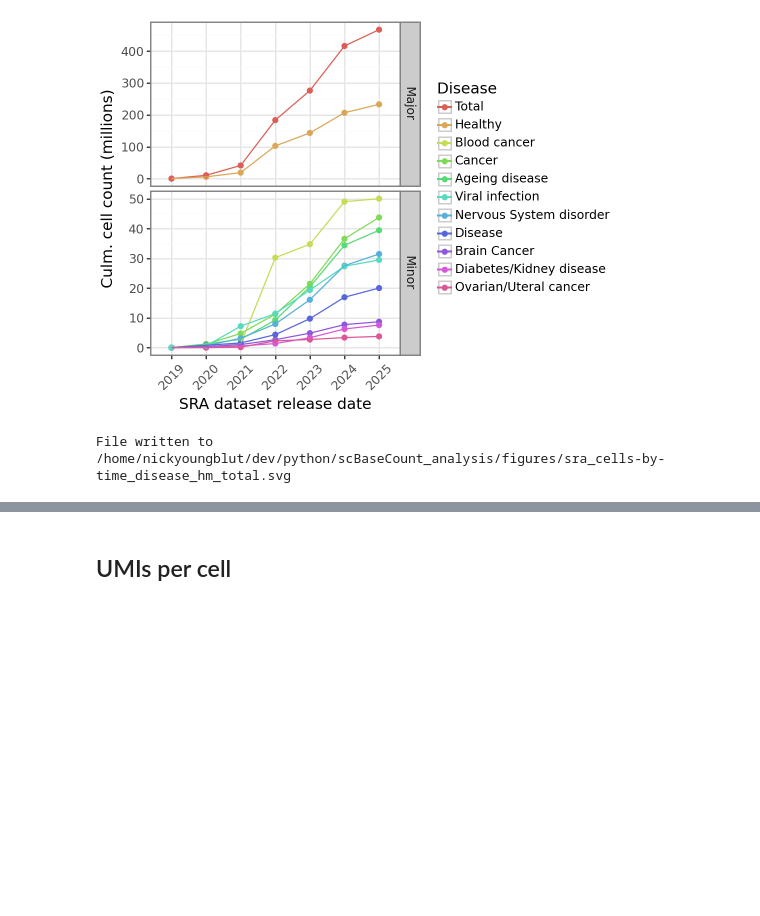
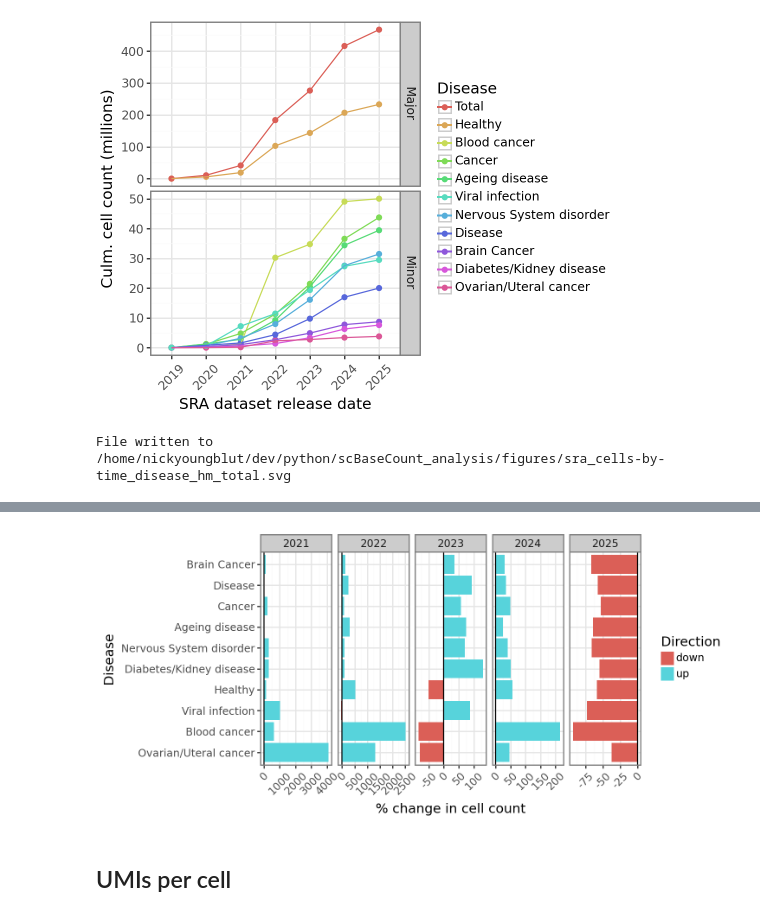
Before and after one commit to ArcInstitute/scBaseCount_analysis, a Jupyter notebook: notebooks/sra_cells-by-time.ipynb, the cells around one changed output, grey strips where cells are left out. Drawn from its saved outputs; the diff is of its cells as text; code cells hidden in the pictures; blank space fills up the shorter version.

Commit message:
Added rate of change for disease

```diff
--- a/notebooks/sra_cells-by-time.ipynb
+++ b/notebooks/sra_cells-by-time.ipynb
@@ -1507,0 +1510,2 @@ File written to /home/nickyoungblut/dev/python/scBaseCount_analysis/figures/sra_
+# %%
+group_cols = ["release_date_year", "disease_group"]
@@ -1507,0 +1530,7 @@ File written to /home/nickyoungblut/dev/python/scBaseCount_analysis/figures/sra_
+# %%
+# compete
+df_cells_disease_sum = pandas_complete(
+    df_cells_disease_sum,
+    group_cols=group_cols
+)
+df_cells_disease_sum
@@ -1507,0 +1569,11 @@ File written to /home/nickyoungblut/dev/python/scBaseCount_analysis/figures/sra_
+# %%
+# calculate pct_change
+df_cells_disease_sum['estimated_number_of_cells'] = (
+    df_cells_disease_sum
+    .sort_values(group_cols)  # Ensure proper ordering
+    .groupby(group_cols[1:])['estimated_number_of_cells']
+    .pct_change() * 100
+)
+x = pd.PeriodIndex(['2021', '2022', '2023', '2024', '2025'], freq='Y-DEC')
+df_cells_disease_sum = df_cells_disease_sum[df_cells_disease_sum["release_date_year"].isin(x)]
+df_cells_disease_sum["estimated_number_of_cells"].describe()
@@ -1508,3 +1590,52 @@ File written to /home/nickyoungblut/dev/python/scBaseCount_analysis/figures/sra_
+# %%
+# filter to top 10 tissues
+df_cells_disease_sum_top10 = (
+    df_cells_disease_sum[["disease_group", "estimated_number_of_cells"]][df_cells_disease_sum["disease_group"] != "other"]
+    .groupby("disease_group").sum()
+    .sort_values("estimated_number_of_cells", ascending=False)
+    .head(10)
+    .reset_index()
+)
+df = df_cells_disease_sum[df_cells_disease_sum["disease_group"].isin(df_cells_disease_sum_top10["disease_group"])]
+
+# order by count
+disease_order = df_cells_disease_sum_top10["disease_group"].unique().tolist()
+df["disease_group"] = pd.Categorical(df["disease_group"], categories=disease_order)
+
+# add change direction
+df["change_direction"] = df["estimated_number_of_cells"].apply(lambda x: "up" if x > 0 else "down")
+
+# format
+df["estimated_number_of_cells"] = df["estimated_number_of_cells"]
+
+# plot the number of cells over time
+p = (
+    pn.ggplot(
+        df,
+        pn.aes(x="disease_group", y="estimated_number_of_cells", fill="change_direction")
+    ) +
+    pn.geom_col() +
+    pn.geom_hline(pn.aes(yintercept=0), color="black") +
+    pn.facet_grid(". ~ release_date_year", scales="free_x") +
+    pn.labs(
+        x = "Disease",
+        y = "% change in cell count",
+        fill = "Direction",
+    ) +
+    pn.coord_flip() +
+    pn.theme_bw() +
+    pn.theme(
+        figure_size=(7.3, 3.4),
+        axis_text_x=pn.element_text(angle=45, hjust=0.95),
+        legend_key_size=11,  # Reduce legend key size (default is around 20)
+    ) +
+    pn.guides(
+        color=pn.guide_legend(ncol=1)
+    )
+)
+p
+# %% [output]
+[figure, added]
 # %% [markdown]
 ## UMIs per cell
 # %%
```
Also changed, not shown: parts of 9 cells of this notebook.
